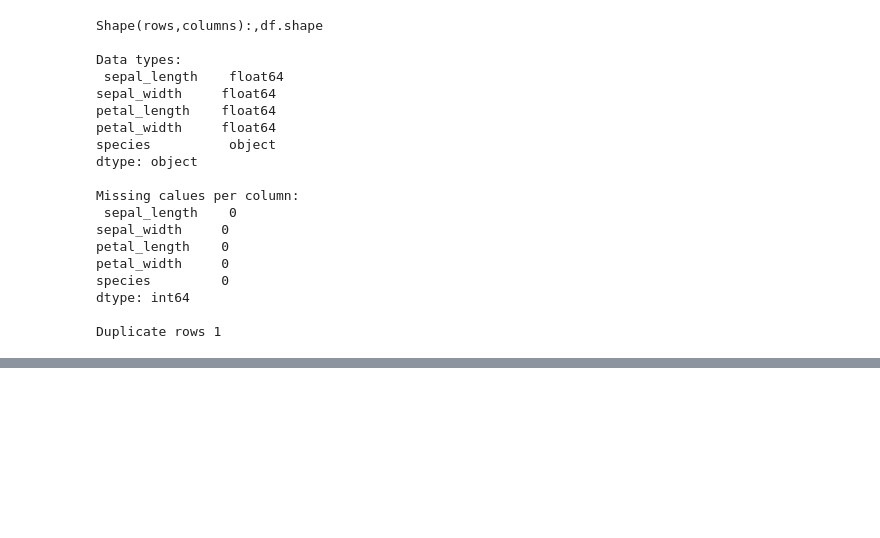
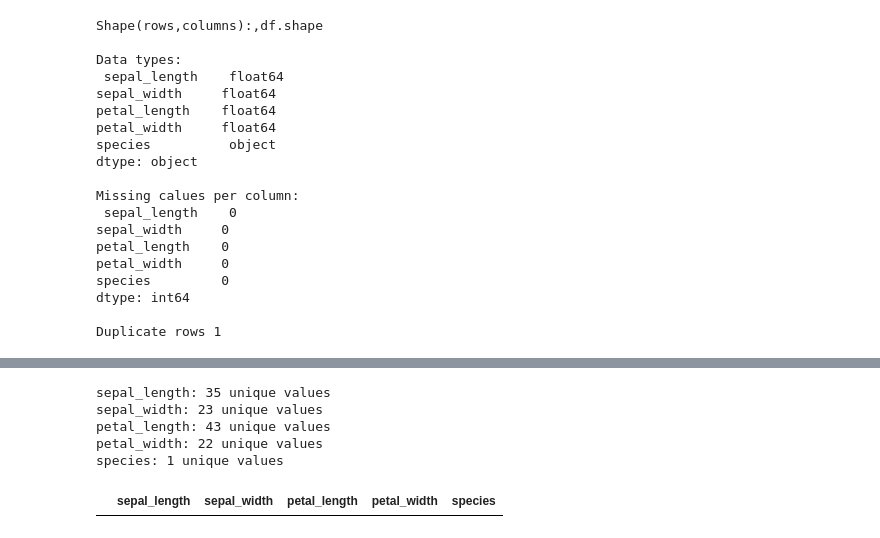
Before and after one commit to shivamkumar359/3rd-SEM-CLASS-CODES, a Jupyter notebook: ML/W2/ML_WEEK_2_PRACTICAL_sESSION_BY_MITHUN_DJ_.ipynb, the cells around one changed output, grey strips where cells are left out. Cells and saved outputs as stored; diff of their text form; code cells hidden in the pictures; blank space fills up the shorter version.

```diff
--- a/ML/W2/ML_WEEK_2_PRACTICAL_sESSION_BY_MITHUN_DJ_.ipynb
+++ b/ML/W2/ML_WEEK_2_PRACTICAL_sESSION_BY_MITHUN_DJ_.ipynb
@@ -118,0 +170,14 @@ Duplicate rows 1
+# %%
+for col in df.columns:
+  print(f"{col}: {df[col].nunique()} unique values")
+# %% [output]
+sepal_length: 35 unique values
+sepal_width: 23 unique values
+petal_length: 43 unique values
+petal_width: 22 unique values
+species: 1 unique values
+# %%
+# print only rows where sepcies is 'virginica' and Petal_length > 6
+df[(df['species']=='virginica')& (df['petal_length'] > 6)]
+# %% [output]
+|  | sepal_length | sepal_width | petal_length | petal_width | species |
```
Also changed, not shown: parts of 4 cells of this notebook.
